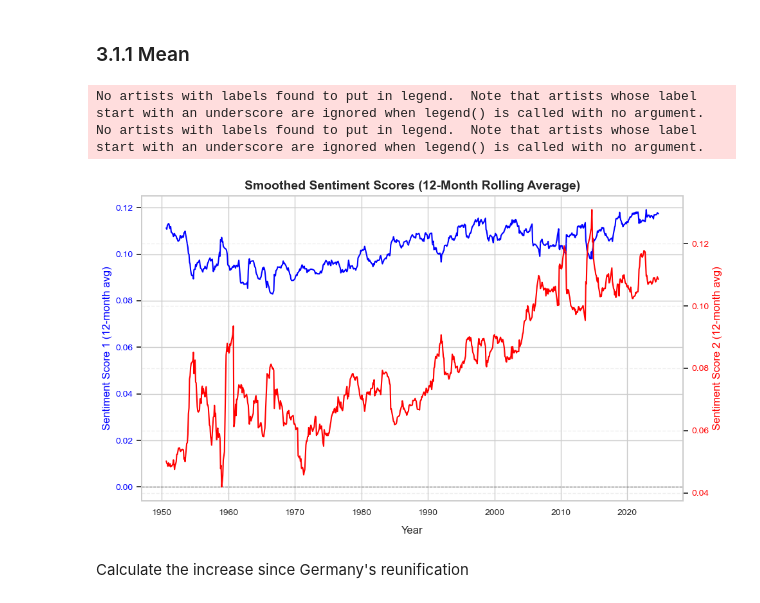
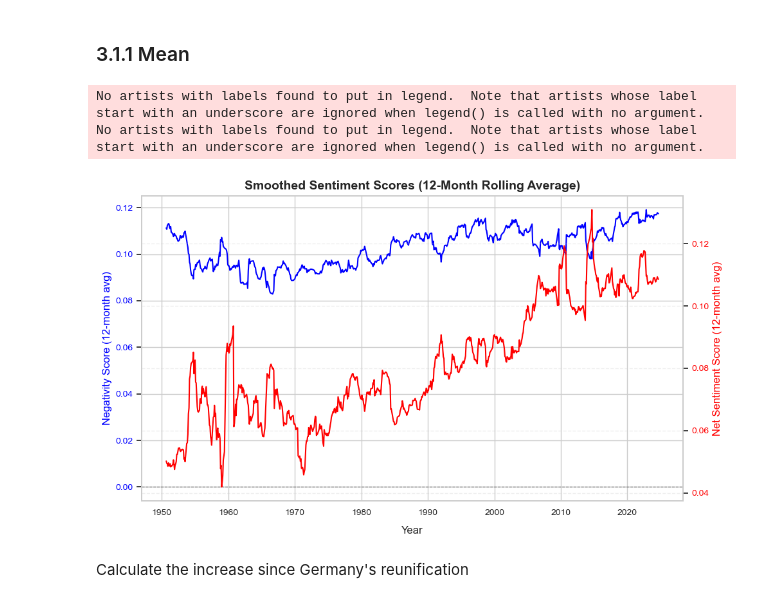
Before and after one commit to committopush/Thesis, a Jupyter notebook: Sentiment Analysis.ipynb, the cells around one changed output. Saved outputs shown, nothing was run; the diff lists cells and outputs as text; code cells hidden in the pictures.

Commit message:
changes on graph

```diff
--- a/Sentiment Analysis.ipynb
+++ b/Sentiment Analysis.ipynb
@@ -97,36 +97,36 @@ fig, ax1 = plt.subplots(figsize=(10, 6))
 
 # Plot Sentiment Score 1 on the primary y-axis
 ax1.plot(sentiment_by_month['month_year'], sentiment_by_month['sentiment_score_1_smoothed'],
          color='blue', linewidth=1.5)
 ax1.set_xlabel('Year', fontsize=12, labelpad=10)
-ax1.set_ylabel('Sentiment Score 1 (12-month avg)', fontsize=12, color='blue')
+ax1.set_ylabel('Negativity Score (12-month avg)', fontsize=12, color='blue')
 ax1.tick_params(axis='y', labelcolor='blue', labelsize=10)
 ax1.tick_params(axis='x', labelsize=10)
 ax1.axhline(0, color='black', linewidth=0.8, linestyle='--', alpha=0.6)
 
 # Plot Sentiment Score 2 on the secondary y-axis
 ax2 = ax1.twinx()
 ax2.plot(sentiment_by_month['month_year'], sentiment_by_month['sentiment_score_2_smoothed'],
          color='red', linewidth=1.5)
-ax2.set_ylabel('Sentiment Score 2 (12-month avg)', fontsize=12, color='red')
+ax2.set_ylabel('Net Sentiment Score (12-month avg)', fontsize=12, color='red')
 ax2.tick_params(axis='y', labelcolor='red', labelsize=10)
 
 # Adding a title and legends
 fig.suptitle('Smoothed Sentiment Scores (12-Month Rolling Average)', fontsize=14, weight='bold', y=0.95)
 ax1.legend(loc='upper left', fontsize=10, frameon=False)
 ax2.legend(loc='upper right', fontsize=10, frameon=False)
 
 # Enhancing gridlines and layout
 plt.grid(alpha=0.3, linestyle='--')
 plt.tight_layout()
 plt.show()
 
 # save plot
 fig.savefig('sentiment_scores_smoothed.png', dpi=300)
 # %% [output]
 No artists with labels found to put in legend.  Note that artists whose label start with an underscore are ignored when legend() is called with no argument.
 No artists with labels found to put in legend.  Note that artists whose label start with an underscore are ignored when legend() is called with no argument.
-[figure, old version]
+[figure, new version]
 # %% [markdown]
 Calculate the increase since Germany's reunification
 # %%
```
Also changed, not shown: parts of 2 cells of this notebook.
